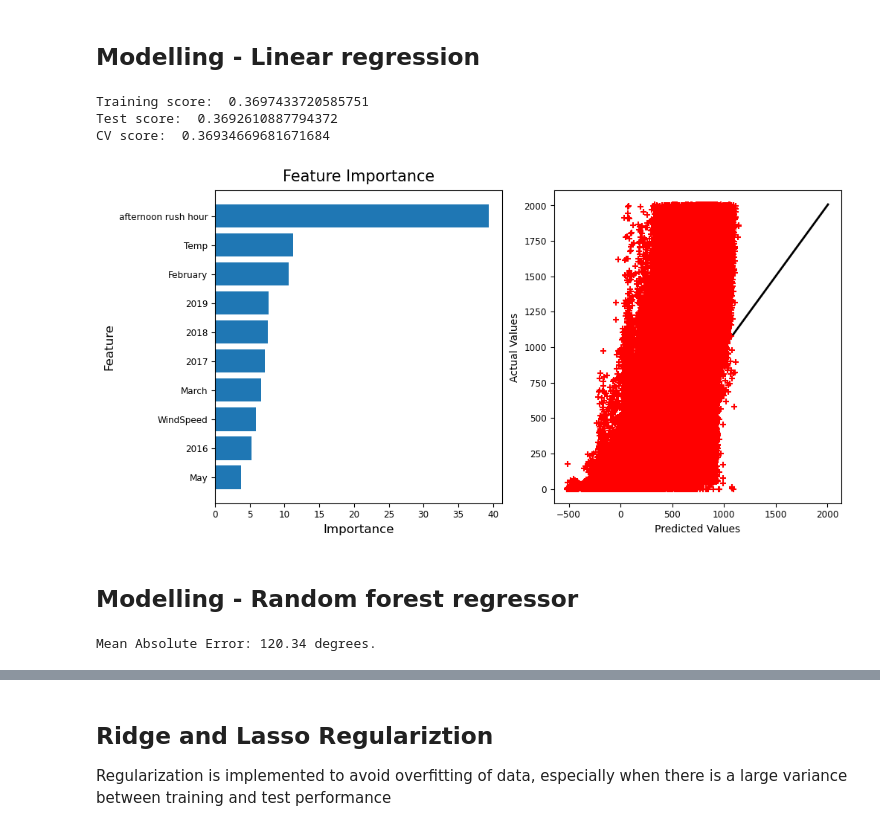
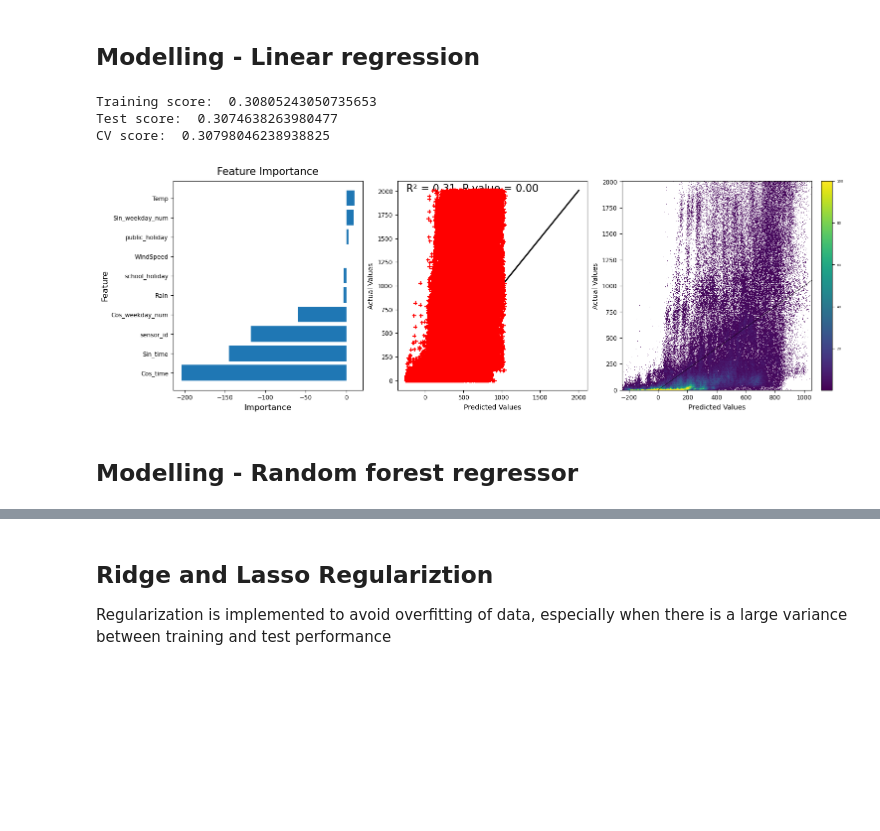
Before and after one commit to nickmalleson/footfall, a Jupyter notebook: MelbourneAnalysis/Modelling/NewModelling-TimeAndWeather.ipynb, the cells around one changed output, grey strips where cells are left out. Drawn from its saved outputs; the diff is of its cells as text; code cells hidden in the pictures; blank space fills up the shorter version.

```diff
--- a/MelbourneAnalysis/Modelling/NewModelling-TimeAndWeather.ipynb
+++ b/MelbourneAnalysis/Modelling/NewModelling-TimeAndWeather.ipynb
@@ -81,14 +87,18 @@ feature_list = list(Xfull.columns)
 ## Modelling - Linear regression
 # %%
 #### Fit model
-model = LinearRegression()
-model.fit(X_train, Y_train)
+lr_model = LinearRegression()
+lr_model.fit(X_train, Y_train)
 
 ### Print results
-print('Training score: ', model.score(X_train, Y_train))
-print('Test score: ', model.score(X_test, Y_test))
-print('CV score: ', (cross_val_score(model, X_train, Y_train)).mean())
+print('Training score: ', lr_model.score(X_train, Y_train))
+print('Test score: ', lr_model.score(X_test, Y_test))
+print('CV score: ', (cross_val_score(lr_model, X_train, Y_train)).mean())
 # %% [output]
-Training score:  0.3697433720585751
-Test score:  0.3692610887794372
-CV score:  0.36934669681671684
+Training score:  0.30805243050735653
+Test score:  0.3074638263980477
+CV score:  0.30798046238938825
+# %%
+# Make predictions on the testing data
+lr_predictions = lr_model.predict(X_test)
+lr_residuals = Y_test - lr_predictions
@@ -95,14 +120,9 @@ CV score:  0.36934669681671684
 # %%
-# Make predictions on the testing data
-predictions = model.predict(X_test)
-residuals = pd.DataFrame({'Predictions':predictions,'RealValues': Y_test})
-residuals['residuals'] = residuals.RealValues - residuals.Predictions
-
-# Not sure what this does
-(mean_squared_error(Y_test, predictions))**0.5
-
 # Collect the model coefficients in a dataframe
-df_coef = pd.DataFrame(model.coef_, index=X_train.columns,
+lr_df_coef = pd.DataFrame(lr_model.coef_, index=X_train.columns,
                        columns=['coefficients'])
 # calculate the absolute values of the coefficients to gauge influence (show importance of predictor variables)
-df_coef['coef_abs'] = df_coef.coefficients.abs()
+lr_df_coef['coef_abs'] = lr_df_coef.coefficients.abs()
+
+lr_feature_importance= lr_df_coef.sort_values(by = 'coefficients', ascending = False)
+lr_feature_importance.reset_index(inplace = True)
@@ -112,25 +129,37 @@ feature_importance.reset_index(inplace = True)
 # %%
-# fig, ax = plt.subplots(figsize=(10,5))
-fig, axs = plt.subplots(nrows=1, ncols=2, constrained_layout=True, figsize = (10,5))
+fig, axs = plt.subplots(nrows=1, ncols=3, constrained_layout=True, figsize = (15,5))
 
-axs[0].barh(feature_importance['index'][:10], feature_importance['coefficients'][:10])
+axs[0].barh(lr_feature_importance['index'][:10], lr_feature_importance['coefficients'][:10])
 axs[0].invert_yaxis()
 plt.rcParams.update({'font.size': 5})
 axs[0].set_title("Feature Importance", fontsize=15, y=1.01)
 axs[0].set_xlabel('Importance', fontsize = 12)
 axs[0].set_ylabel('Feature', fontsize = 12)
 axs[0].xaxis.set_tick_params(labelsize='xx-large')
 axs[0].yaxis.set_tick_params(labelsize='xx-large')
 
-axs[1].scatter(residuals.Predictions, Y_test, s=30, c='r', marker='+', zorder=10)
+axs[1].scatter(lr_predictions, Y_test, s=30, c='r', marker='+', zorder=10)
+m, b, r_value, p_value, std_err = stats.linregress(lr_predictions, Y_test)
+axs[1].annotate('R\N{SUPERSCRIPT TWO} = ' + str("{:.2f}".format(r_value**2))
+                    + ', P value = ' + str("{:.2f}".format(p_value**2)) ,
+                     xy=(lr_predictions.min() + (lr_predictions.min()/150), Y_test.max() - (Y_test.max()/150)),
+                   color = 'black', size = 15)
 axs[1].plot([Y_test.min(), Y_test.max()], [Y_test.min(), Y_test.max()], c='k', lw=2)
 axs[1].set_xlabel("Predicted Values", size=10)
 axs[1].set_ylabel("Actual Values", size=10)
 axs[1].xaxis.set_tick_params(labelsize='xx-large')
 axs[1].yaxis.set_tick_params(labelsize='xx-large')
+
+using_datashader(axs[2], lr_predictions, Y_test)
+axs[2].plot([Y_test.min(), Y_test.max()], [Y_test.min(), Y_test.max()], c='k', lw=0.5)
+axs[2].set_xlabel("Predicted Values", size=10)
+axs[2].set_ylabel("Actual Values", size=10)
+axs[2].xaxis.set_tick_params(labelsize='xx-large')
+axs[2].yaxis.set_tick_params(labelsize='xx-large')
+
 plt.show()
 # %% [output]
-[figure, old version]
+[figure, new version]
 # %% [markdown]
 ## Modelling - Random forest regressor
 # %%
@@ -148,9 +169,0 @@ print('Mean Absolute Error:', round(np.mean(errors), 2), 'degrees.')
-# %%
-# Use the forest's predict method on the test data
-predictions = rf.predict(X_test)
-# Calculate the absolute errors
-errors = abs(predictions - Y_test)
-# Print out the mean absolute error (mae)
-print('Mean Absolute Error:', round(np.mean(errors), 2), 'degrees.')
-# %% [output]
-Mean Absolute Error: 120.34 degrees.
```
Also changed, not shown: parts of 10 cells of this notebook, 5 other files.
